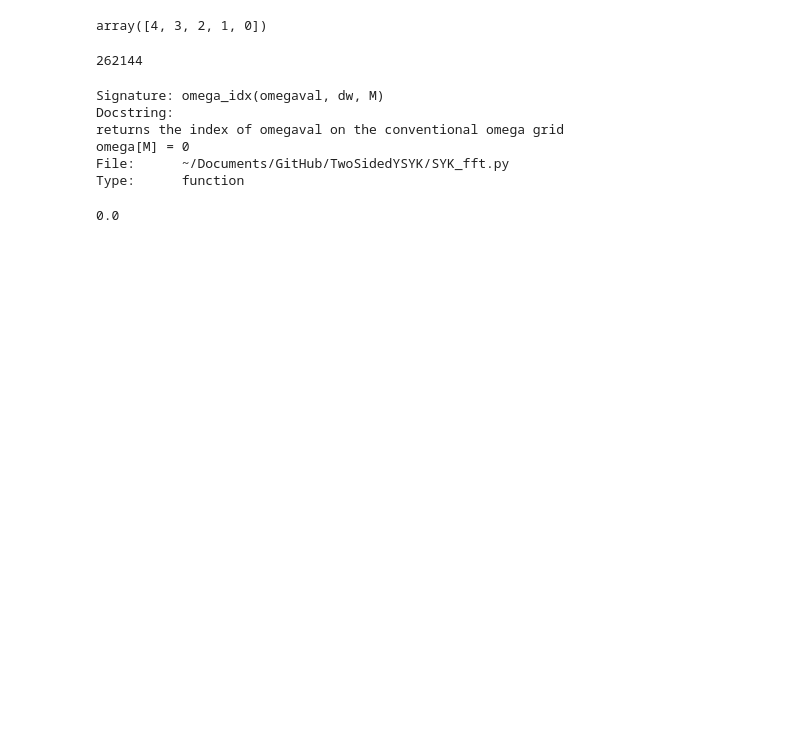
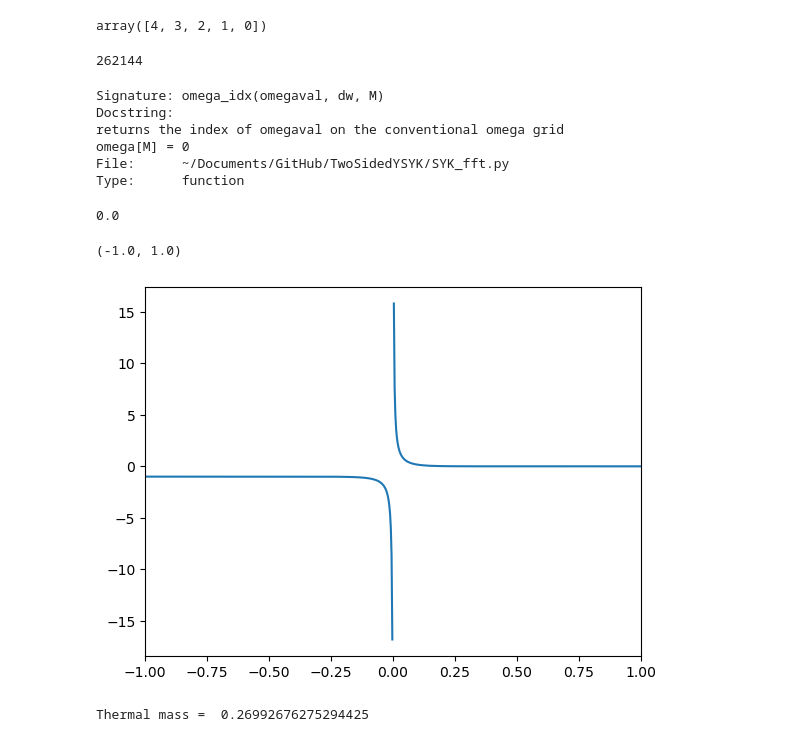
Before and after one commit to aravindhshankar/TwoSidedYSYK, a Jupyter notebook: Benchmarking/YSYKRealtimeTesting.ipynb, the cells around one changed output. Saved outputs shown, nothing was run; the diff lists cells and outputs as text; code cells hidden in the pictures; blank space fills up the shorter version.

```diff
--- a/Benchmarking/YSYKRealtimeTesting.ipynb
+++ b/Benchmarking/YSYKRealtimeTesting.ipynb
@@ -432,3 +470,12 @@ boseeinstein(beta*50)
 0.0
 # %%
 #implement rhotosigma for yukawa SYK without using the bose-einstein function
+plt.plot(omega, boseeinstein(beta*omega))
+plt.xlim(-1,1)
+# %% [output]
+(-1.0, 1.0)
+[figure, added]
+# %%
+print("Thermal mass = ", om_th)
+# %% [output]
+Thermal mass =  0.26992676275294425
```
Also changed, not shown: parts of 9 cells of this notebook, 7 other files.
